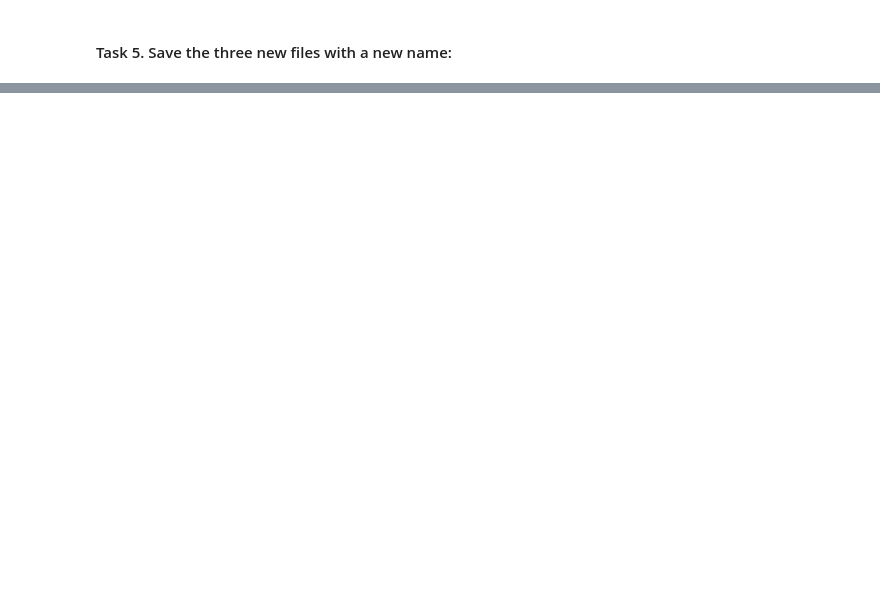
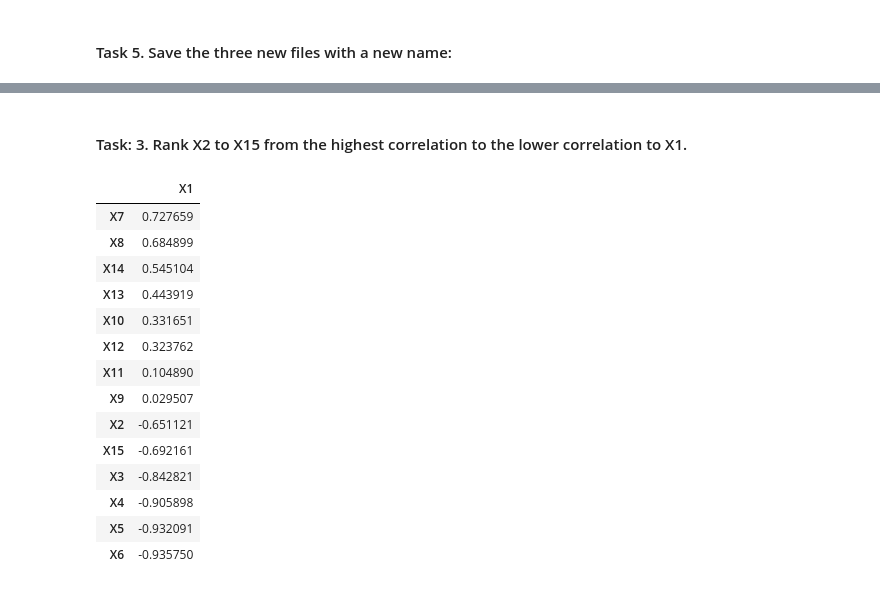
Before and after one commit to romaricoflores/bida406-predictive-analytics, a Jupyter notebook: week2/assignment1.ipynb, the cells around one changed output, grey strips where cells are left out. Cells and saved outputs as stored; diff of their text form; code cells hidden in the pictures; blank space fills up the shorter version.

```diff
--- a/week2/assignment1.ipynb
+++ b/week2/assignment1.ipynb
@@ -79,0 +316,26 @@ df_dropna.to_csv("Alfalfa-Dropped NaN.csv")
+# %% [markdown]
+#### Task: 3. Rank X2 to X15 from the highest correlation to the lower correlation to X1.
+# %%
+#Sorting correlations to X1 from highest to lowest
+df_sort = df.sort_values('X1', ascending=False)
+
+#Removing X1 from the rankings
+df_sort[["X1"]].drop("X1")
+
+# NOTE: In a Pearson Correlation (i.e. default corr) a negative correlation means a low correlation.
+# %% [output]
+|  | X1 |
+| X7 | 0.727659 |
+| X8 | 0.684899 |
+| X14 | 0.545104 |
+| X13 | 0.443919 |
+| X10 | 0.331651 |
+| X12 | 0.323762 |
+| X11 | 0.104890 |
+| X9 | 0.029507 |
+| X2 | -0.651121 |
+| X15 | -0.692161 |
+| X3 | -0.842821 |
+| X4 | -0.905898 |
+| X5 | -0.932091 |
+| X6 | -0.935750 |
```
Also changed, not shown: parts of 16 cells of this notebook.
